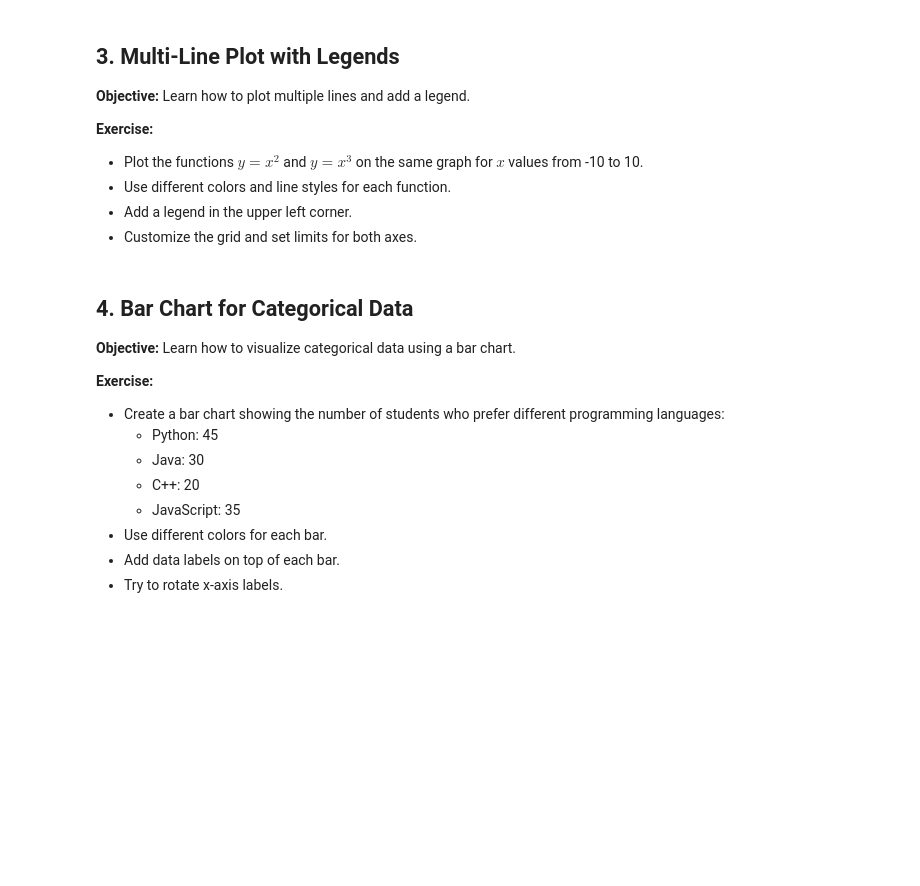
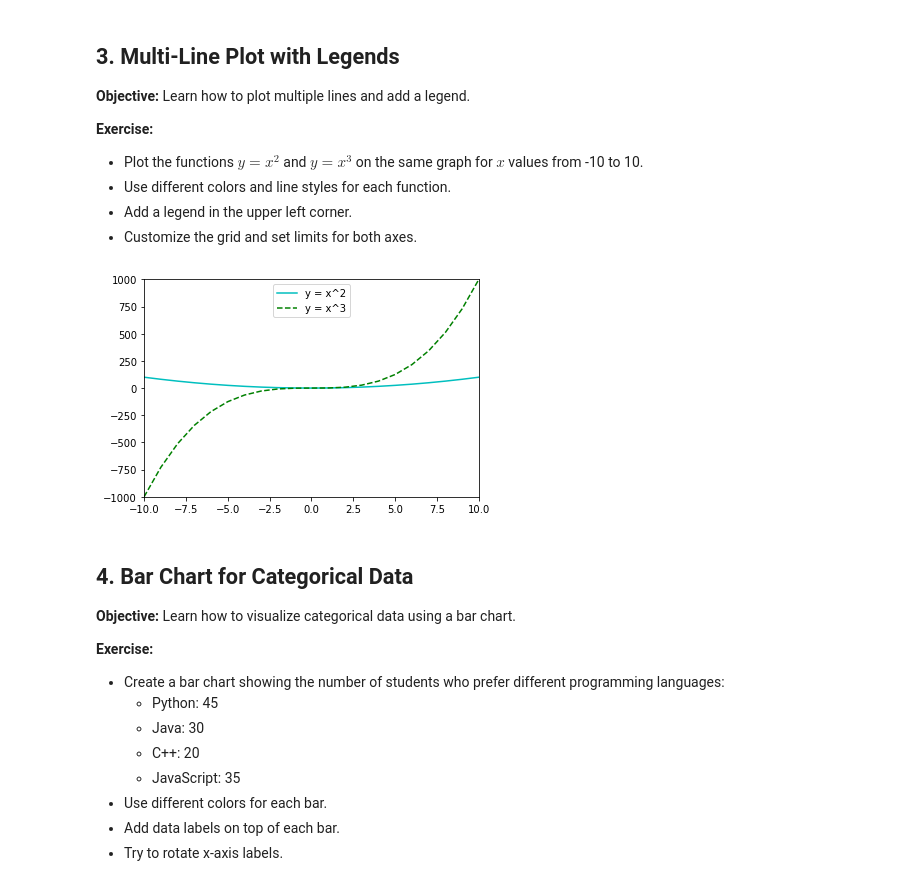
Before and after one commit to MaiDinhVinh/CS-ML, a Jupyter notebook: 2-10-2025/c01_visualization.ipynb, the cells around one changed output. Saved outputs shown, nothing was run; the diff lists cells and outputs as text; code cells hidden in the pictures; blank space fills up the shorter version.

```diff
--- a/2-10-2025/c01_visualization.ipynb
+++ b/2-10-2025/c01_visualization.ipynb
@@ -211,6 +239,21 @@ plt.show()
 - Use different colors and line styles for each function.
 - Add a legend in the upper left corner.
 - Customize the grid and set limits for both axes.
+# %%
+from matplotlib import pyplot as plt
+
+x_values_1 = [x for x in range(-10, 11)]
+y_values_1 = [x * x for x in x_values_1]
+y_values_2 = [x * x * x for x in x_values_1]
+
+plt.plot(x_values_1, y_values_1, "c-", label="y = x^2")
+plt.plot(x_values_1, y_values_2, "g--", label="y = x^3")
+
+plt.legend(loc=9)
+plt.axis([-10, 10, -1000, 1000])
+plt.show()
+# %% [output]
+[figure, added]
 # %% [markdown]
 ## 4. Bar Chart for Categorical Data
 **Objective:** Learn how to visualize categorical data using a bar chart.
```
Also changed, not shown: parts of 4 cells of this notebook.
